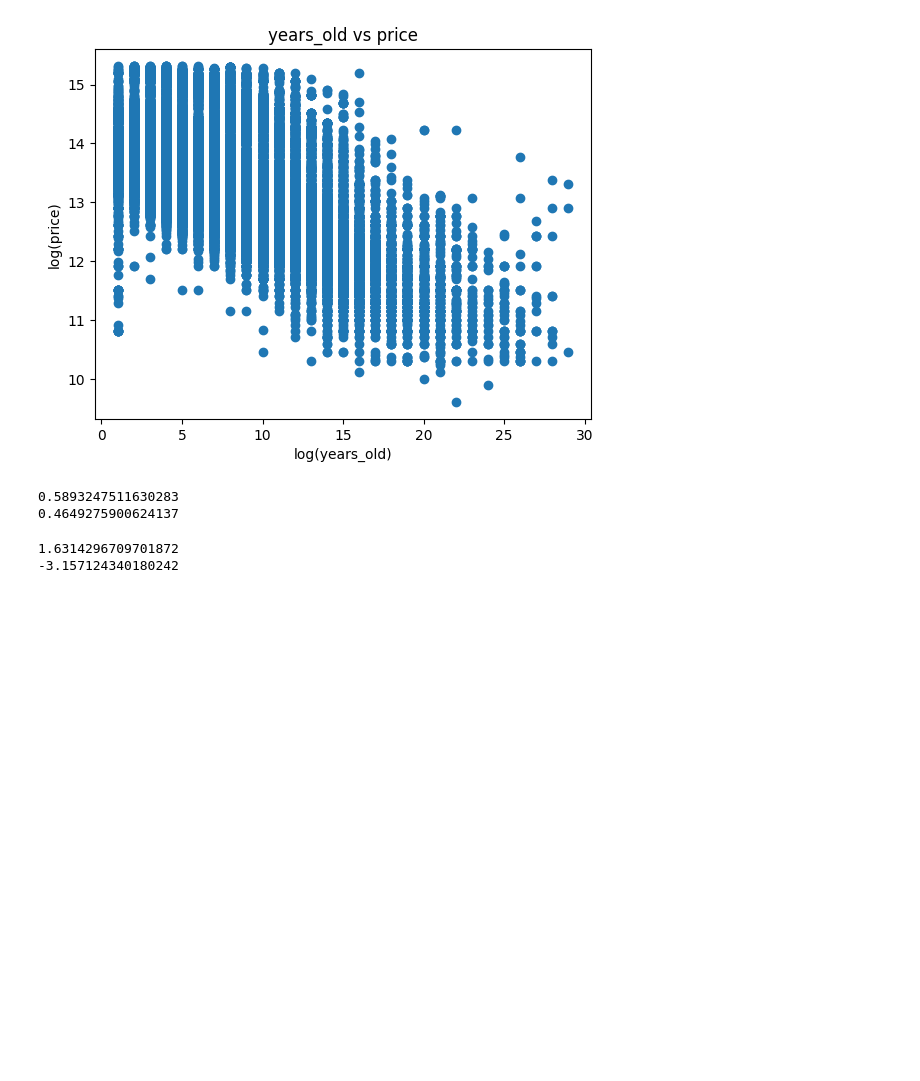
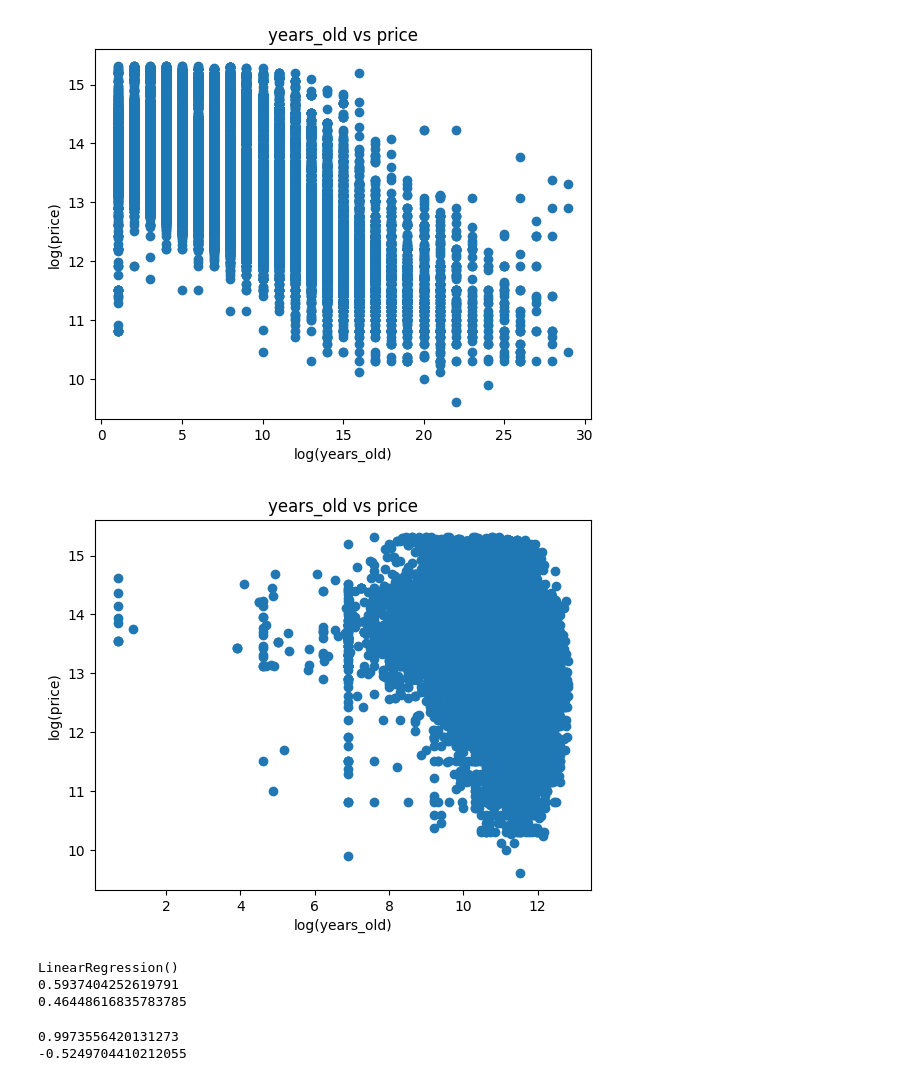
Before and after one commit to Vivekraj-adhikari/scratch-vs-sklearn, a Jupyter notebook: linear-regression/used_cars.ipynb, the cells around one changed output. Cells and saved outputs as stored; diff of their text form; code cells hidden in the pictures; blank space fills up the shorter version.

Commit message:
Got negative r^2 score for the self implemented model

```diff
--- a/linear-regression/used_cars.ipynb
+++ b/linear-regression/used_cars.ipynb
@@ -196,6 +196,16 @@ plt.title('years_old vs price')
 plt.show()
 # %% [output]
 [figure]
+# %%
+plt.scatter(cars['km_driven'], cars['price'])
+
+plt.xlabel('log(years_old)')
+plt.ylabel('log(price)')
+plt.title('years_old vs price')
+
+plt.show()
+# %% [output]
+[figure, added]
 # %%
 from sklearn.model_selection import train_test_split
 model = LinearRegression()
@@ -206,30 +216,33 @@ Y = cars['price']
 X_train, X_test, Y_train, Y_test = train_test_split(X, Y, train_size=0.8)
 
 model.fit(X_train, Y_train)
+print(model)
 
 prediction = model.predict(X_test)
 mse = mean_squared_error(Y_test, prediction)
 print(np.sqrt(mse))
 print(model.score(X_train, Y_train))
 # %% [output]
-0.5893247511630283
-0.4649275900624137
+LinearRegression()
+0.5937404252619791
+0.46448616835783785
 # %%
 from linear_regression import LinearRegression1
+from sklearn.metrics import r2_score
 
-model1 = LinearRegression1()
-X_train = X_train.to_numpy()
-Y_train = Y_train.to_numpy()
+model1 = LinearRegression1(alpha=0.01, epochs=3000)
+X1_train = X_train.to_numpy()
+Y1_train = Y_train.to_numpy()
 
-X_test = X_test.to_numpy()
-Y_test = Y_test.to_numpy()
+X1_test = X_test.to_numpy()
+Y1_test = Y_test.to_numpy()
 
-model1.fit(X_train, Y_train)
+model1.fit(X1_train, Y1_train)
 
-prediction = model1.predict(X_test)
-mse = mean_squared_error(Y_test, prediction)
+prediction = model1.predict(X1_test)
+mse = mean_squared_error(Y1_test, prediction)
 print(np.sqrt(mse))
-print(model1.model_score(Y_test, prediction))
+print(r2_score(Y1_test, prediction))
 # %% [output]
-1.6314296709701872
--3.157124340180242
+0.9973556420131273
+-0.5249704410212055
```
Also changed, not shown: 1 other file.
